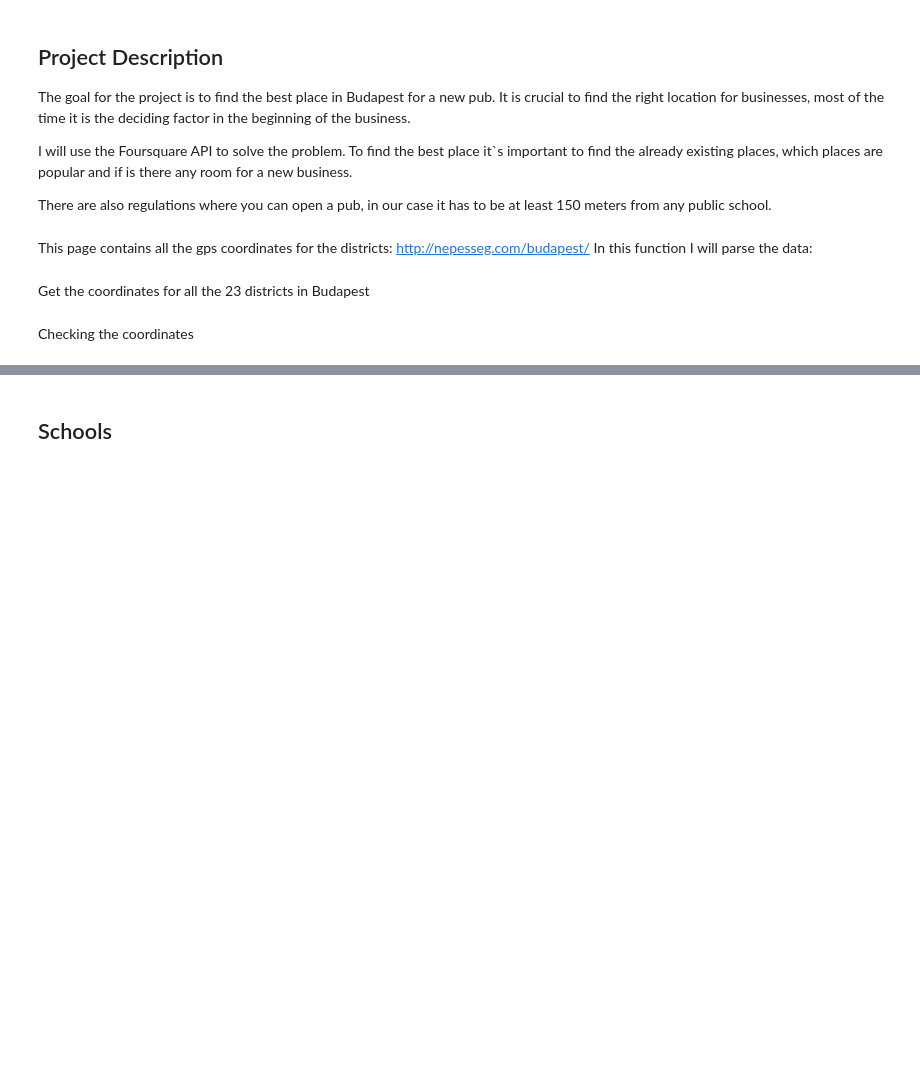
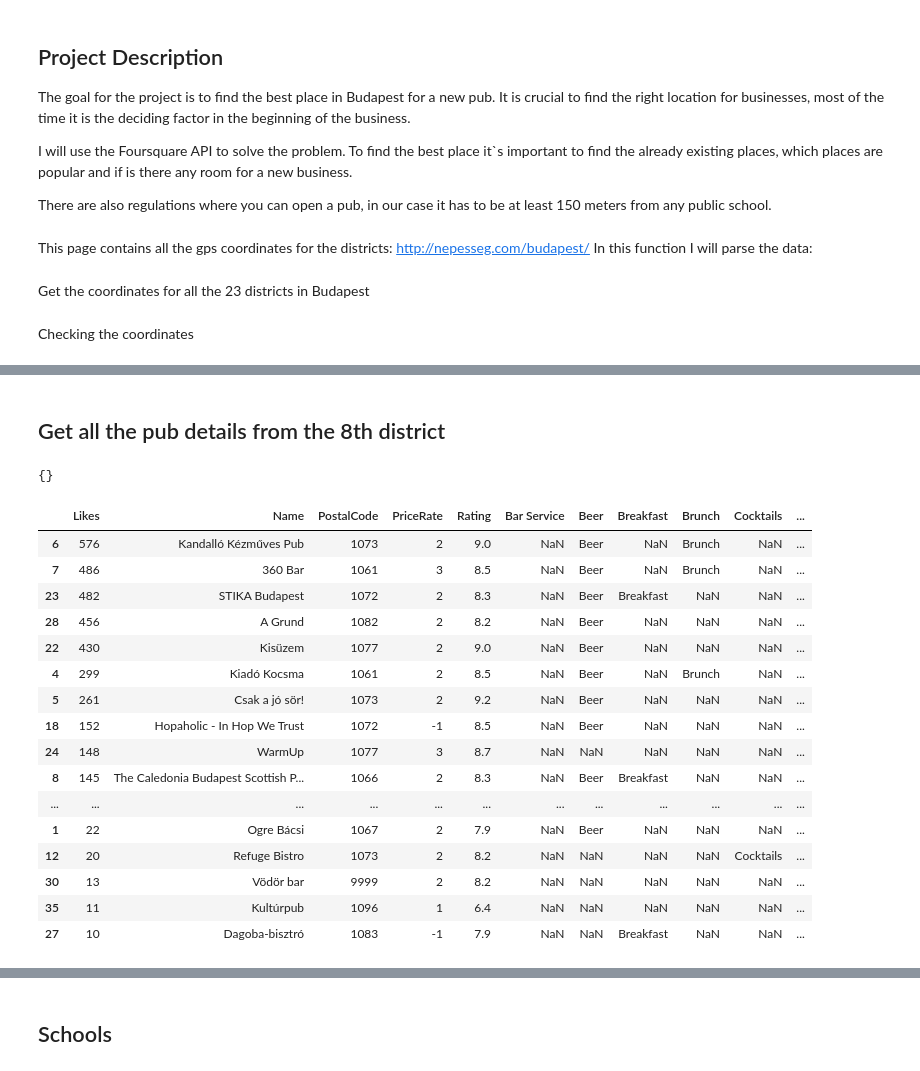
Before and after one commit to attilaistvanbudai/Coursera_Capstone, a Jupyter notebook: Capstone final project.ipynb, the cells around one changed output, grey strips where cells are left out. Saved outputs shown, nothing was run; the diff lists cells and outputs as text; code cells hidden in the pictures; blank space fills up the shorter version.

Commit message:
Venue details added

```diff
--- a/Capstone final project.ipynb
+++ b/Capstone final project.ipynb
@@ -214,5 +352,0 @@ def getDetail(detail, key):
-# %%
-for detail in pub_details:
-    venue = detail['response']['venue']
-
-    print(getDetail(venue, 'name') + ' ' + str(getDetail(venue, 'rating')) + ' '+ getDetail(venue, 'price')['message'])
@@ -218,0 +361,8 @@ for detail in pub_details:
+# %% [markdown]
+## Get all the pub details from the 8th district
+# %%
+pub_details_8 = []
+for pub_id in budapest_pubs[budapest_pubs['Neighborhood'] == 'Budapest 8']['Id']:
+    json = get_venue_details(pub_id)
+    pub_details_8.append(json)
+pickle.dump( pub_details_8, open( "pub_details_8.p", "wb" ) )
@@ -218,0 +405,54 @@ for detail in pub_details:
+# %%
+merged_pub_details = pub_details_6 + pub_details + pub_details_8
+venues_data = []
+for detail in merged_pub_details:
+    if 'venue'not in detail['response']:
+        print(detail['response'])
+        continue
+    venue = detail['response']['venue']
+    name = getDetail(venue, 'name')
+    rating = getDetail(venue, 'rating')
+    price = getPrice(venue)
+    postal_code = getPostalCode(venue)
+    likes = getNumberOfLikes(venue)
+    attributes = getAttributes(venue)
+    venue_dict = {
+        'Name': name,
+        'Rating': rating,
+        'PriceRate' : price,
+        'PostalCode' : postal_code,
+        'Likes' : likes
+    }
+    venue_merged = merge_two_dicts(venue_dict, attributes)
+    venues_data.append(venue_merged)
+venue_df = pd.DataFrame(venues_data)
+
+#reorder columns
+cols = []
+non_null_columns = [col for col in venue_df.columns if not(venue_df[col].isnull().any())]
+cols.extend(non_null_columns)
+cols.extend([x for x in venue_df.columns if x not in non_null_columns])
+#venue_df = venue_df[cols]
+venue_df = venue_df[cols].drop_duplicates()
+# %% [output]
+{}
+# %%
+venue_df.sort_values(['Likes'], ascending=[0])
+# %% [output]
+|  | Likes | Name | PostalCode | PriceRate | Rating | Bar Service | Beer | Breakfast | Brunch | Cocktails | ... |
+| 6 | 576 | Kandalló Kézműves Pub | 1073 | 2 | 9.0 | NaN | Beer | NaN | Brunch | NaN | ... |
+| 7 | 486 | 360 Bar | 1061 | 3 | 8.5 | NaN | Beer | NaN | Brunch | NaN | ... |
+| 23 | 482 | STIKA Budapest | 1072 | 2 | 8.3 | NaN | Beer | Breakfast | NaN | NaN | ... |
+| 28 | 456 | A Grund | 1082 | 2 | 8.2 | NaN | Beer | NaN | NaN | NaN | ... |
+| 22 | 430 | Kisüzem | 1077 | 2 | 9.0 | NaN | Beer | NaN | NaN | NaN | ... |
+| 4 | 299 | Kiadó Kocsma | 1061 | 2 | 8.5 | NaN | Beer | NaN | Brunch | NaN | ... |
+| 5 | 261 | Csak a jó sör! | 1073 | 2 | 9.2 | NaN | Beer | NaN | NaN | NaN | ... |
+| 18 | 152 | Hopaholic - In Hop We Trust | 1072 | -1 | 8.5 | NaN | Beer | NaN | NaN | NaN | ... |
+| 24 | 148 | WarmUp | 1077 | 3 | 8.7 | NaN | NaN | NaN | NaN | NaN | ... |
+| 8 | 145 | The Caledonia Budapest Scottish P... | 1066 | 2 | 8.3 | NaN | Beer | Breakfast | NaN | NaN | ... |
+| ... | ... | ... | ... | ... | ... | ... | ... | ... | ... | ... | ... |
+| 1 | 22 | Ogre Bácsi | 1067 | 2 | 7.9 | NaN | Beer | NaN | NaN | NaN | ... |
+| 12 | 20 | Refuge Bistro | 1073 | 2 | 8.2 | NaN | NaN | NaN | NaN | Cocktails | ... |
+| 30 | 13 | Vödör bar | 9999 | 2 | 8.2 | NaN | NaN | NaN | NaN | NaN | ... |
+| 35 | 11 | Kultúrpub | 1096 | 1 | 6.4 | NaN | NaN | NaN | NaN | NaN | ... |
+| 27 | 10 | Dagoba-bisztró | 1083 | -1 | 7.9 | NaN | NaN | Breakfast | NaN | NaN | ... |
```
Also changed, not shown: parts of 33 cells of this notebook, 4 other files.
